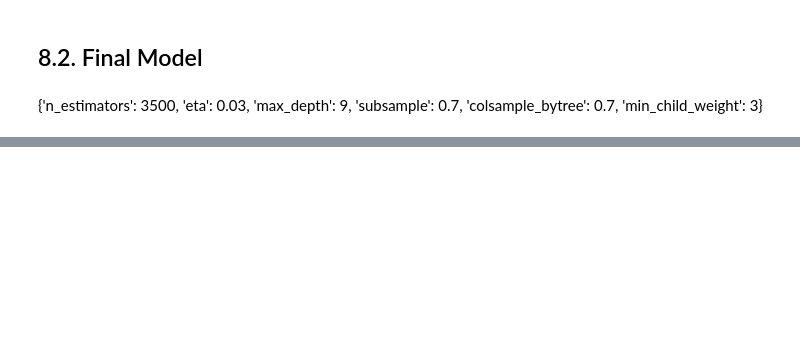
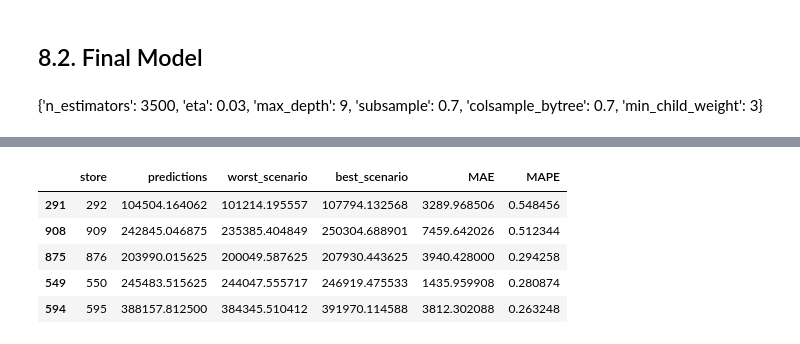
Before and after one commit to gustavohssBR/Ds_em_producao, a Jupyter notebook: notebooks/ds_ciclo_08.ipynb, the cells around one changed output, grey strips where cells are left out. Cells and saved outputs as stored; diff of their text form; code cells hidden in the pictures; blank space fills up the shorter version.

```diff
--- a/notebooks/ds_ciclo_08.ipynb
+++ b/notebooks/ds_ciclo_08.ipynb
@@ -1775,0 +1830,9 @@ xgb_result_tuned
+# %%
+df92.sort_values( 'MAPE', ascending=False ).head()
+# %% [output]
+|  | store | predictions | worst_scenario | best_scenario | MAE | MAPE |
+| 291 | 292 | 104504.164062 | 101214.195557 | 107794.132568 | 3289.968506 | 0.548456 |
+| 908 | 909 | 242845.046875 | 235385.404849 | 250304.688901 | 7459.642026 | 0.512344 |
+| 875 | 876 | 203990.015625 | 200049.587625 | 207930.443625 | 3940.428000 | 0.294258 |
+| 549 | 550 | 245483.515625 | 244047.555717 | 246919.475533 | 1435.959908 | 0.280874 |
+| 594 | 595 | 388157.812500 | 384345.510412 | 391970.114588 | 3812.302088 | 0.263248 |
```
Also changed, not shown: parts of 25 cells of this notebook.
